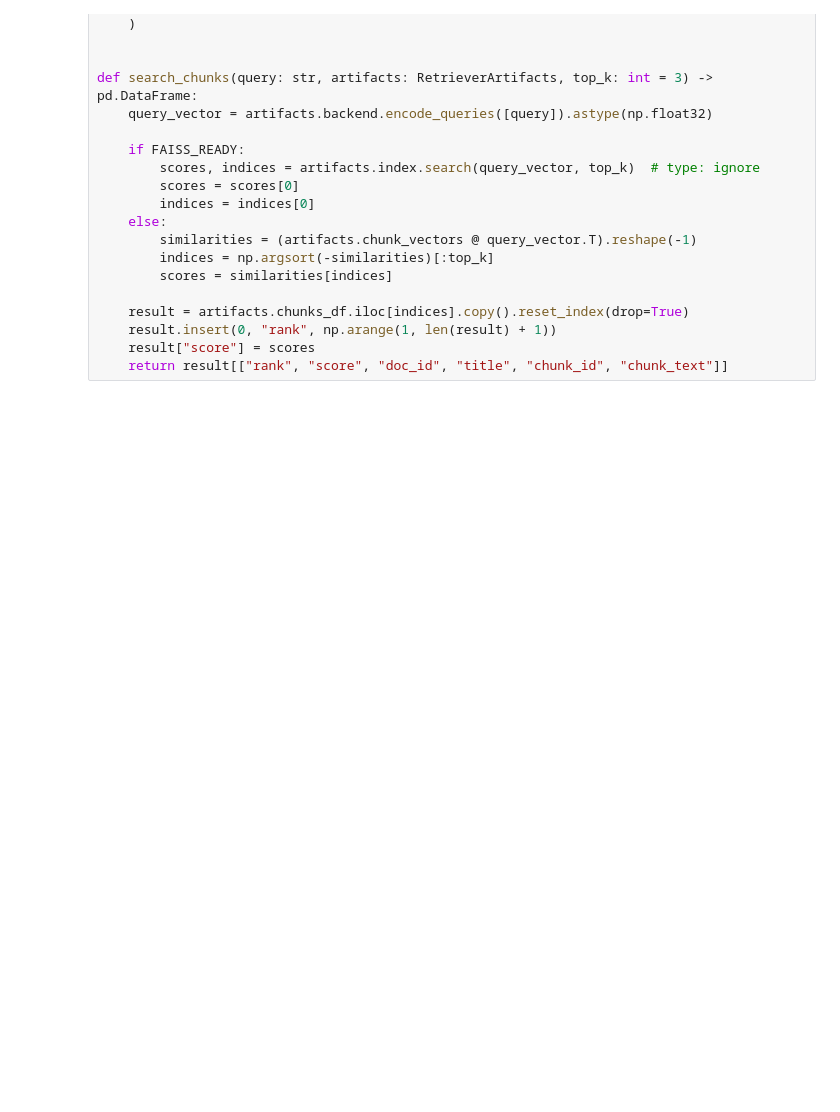
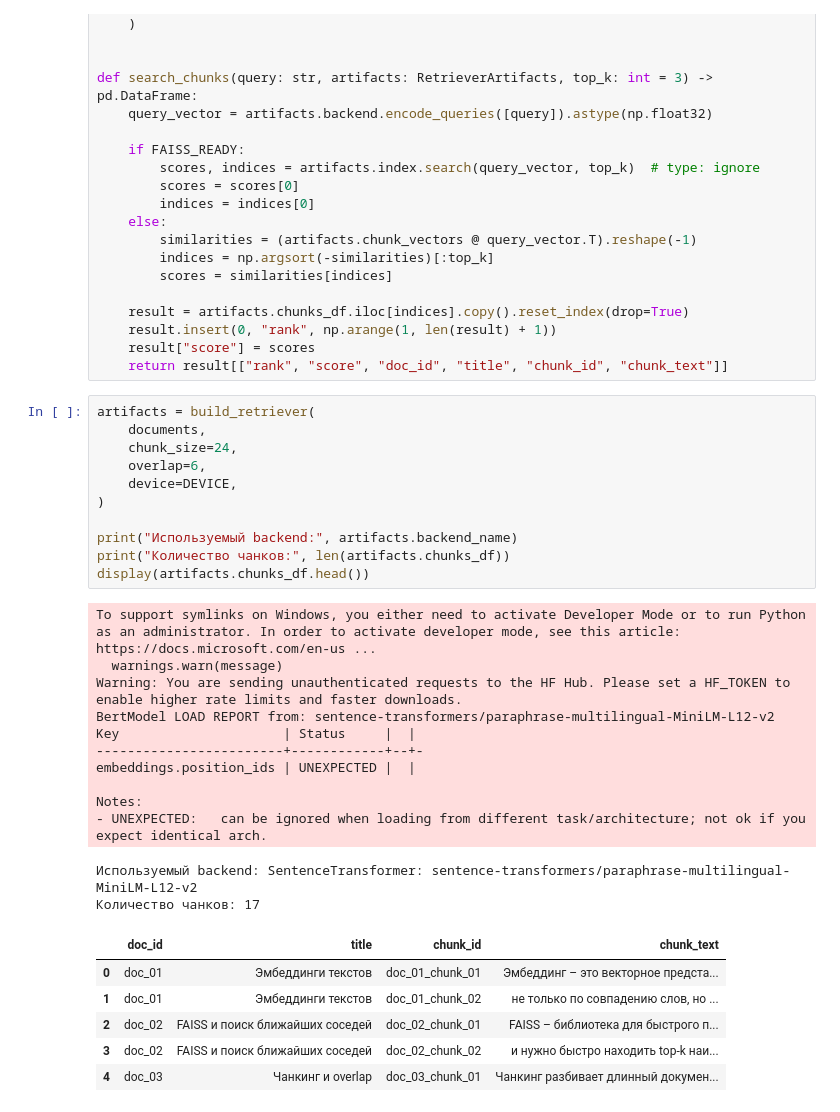
Before and after one commit to petr5092/IAI, a Jupyter notebook: homeworks/HW14/HW14.ipynb, the cells around one changed output. Cells and saved outputs as stored; diff of their text form; blank space fills up the shorter version.

```diff
--- a/homeworks/HW14/HW14.ipynb
+++ b/homeworks/HW14/HW14.ipynb
@@ -313,3 +334,33 @@ def search_chunks(query: str, artifacts: RetrieverArtifacts, top_k: int = 3) ->
     result.insert(0, "rank", np.arange(1, len(result) + 1))
     result["score"] = scores
     return result[["rank", "score", "doc_id", "title", "chunk_id", "chunk_text"]]
+# %%
+artifacts = build_retriever(
+    documents,
+    chunk_size=24,
+    overlap=6,
+    device=DEVICE,
+)
+
+print("Используемый backend:", artifacts.backend_name)
+print("Количество чанков:", len(artifacts.chunks_df))
+display(artifacts.chunks_df.head())
+# %% [output]
+To support symlinks on Windows, you either need to activate Developer Mode or to run Python as an administrator. In order to activate developer mode, see this article: https://docs.microsoft.com/en-us ...
+  warnings.warn(message)
+Warning: You are sending unauthenticated requests to the HF Hub. Please set a HF_TOKEN to enable higher rate limits and faster downloads.
+BertModel LOAD REPORT from: sentence-transformers/paraphrase-multilingual-MiniLM-L12-v2
+Key                     | Status     |  |
+------------------------+------------+--+-
+embeddings.position_ids | UNEXPECTED |  |
+
+Notes:
+- UNEXPECTED:   can be ignored when loading from different task/architecture; not ok if you expect identical arch.
+Используемый backend: SentenceTransformer: sentence-transformers/paraphrase-multilingual-MiniLM-L12-v2
+Количество чанков: 17
+|  | doc_id | title | chunk_id | chunk_text |
+| 0 | doc_01 | Эмбеддинги текстов | doc_01_chunk_01 | Эмбеддинг – это векторное предста... |
+| 1 | doc_01 | Эмбеддинги текстов | doc_01_chunk_02 | не только по совпадению слов, но ... |
+| 2 | doc_02 | FAISS и поиск ближайших соседей | doc_02_chunk_01 | FAISS – библиотека для быстрого п... |
+| 3 | doc_02 | FAISS и поиск ближайших соседей | doc_02_chunk_02 | и нужно быстро находить top-k наи... |
+| 4 | doc_03 | Чанкинг и overlap | doc_03_chunk_01 | Чанкинг разбивает длинный докумен... |
```
Also changed, not shown: parts of 14 cells of this notebook, 5 other files.
